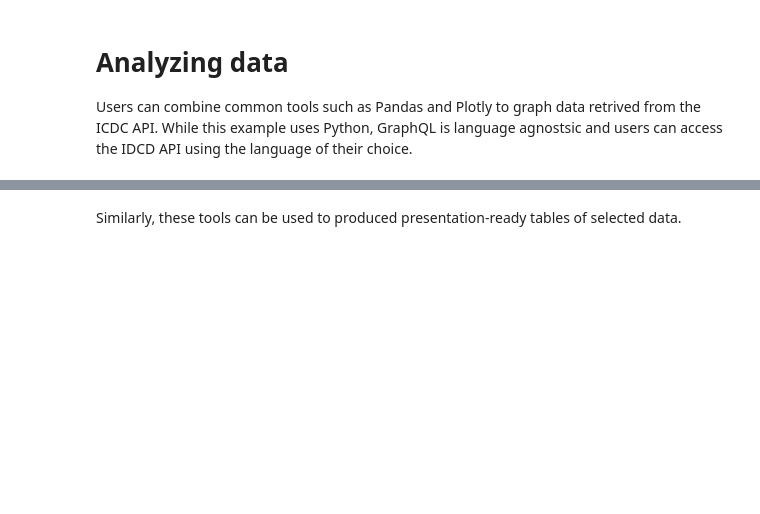
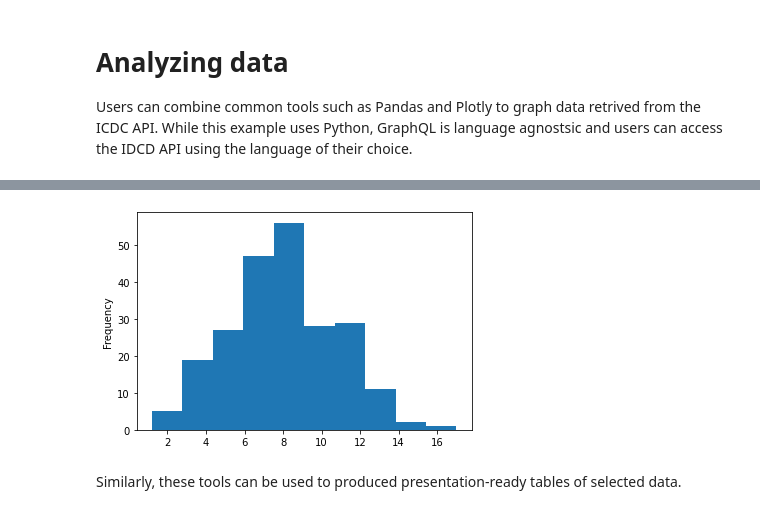
Before and after one commit to pihltd/Bento, a Jupyter notebook: ICDC_Analysis.ipynb, the cells around one changed output, grey strips where cells are left out. Saved outputs shown, nothing was run; the diff lists cells and outputs as text; code cells hidden in the pictures; blank space fills up the shorter version.

Commit message:
Updated for ICDC presentation

```diff
--- a/ICDC_Analysis.ipynb
+++ b/ICDC_Analysis.ipynb
@@ -87,3 +103,10 @@ def scatterPlot(xaxis, yaxis):
+# %%
+def histPlot(cat):
+    dataframe = getDataframe(icdc.table_demo)
+    #dataframe.plot()
+
+    age = dataframe[cat]
+    age.plot(kind='hist')
 # %%
 def niceTable():
     #Use Plotly to create a presentation quality table
@@ -172,2 +215,8 @@ scatterPlot( xaxis, yaxis)
+# %%
+
+cat = "demographic.patient_age_at_enrollment"
+histPlot(cat)
+# %% [output]
+[figure, added]
 # %% [markdown]
 Similarly, these tools can be used to produced presentation-ready tables of selected data.
```
Also changed, not shown: parts of 14 cells of this notebook.
